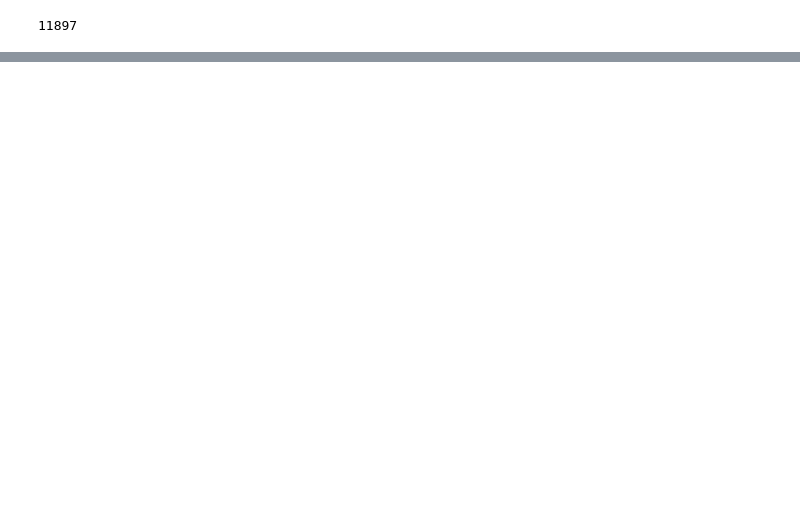
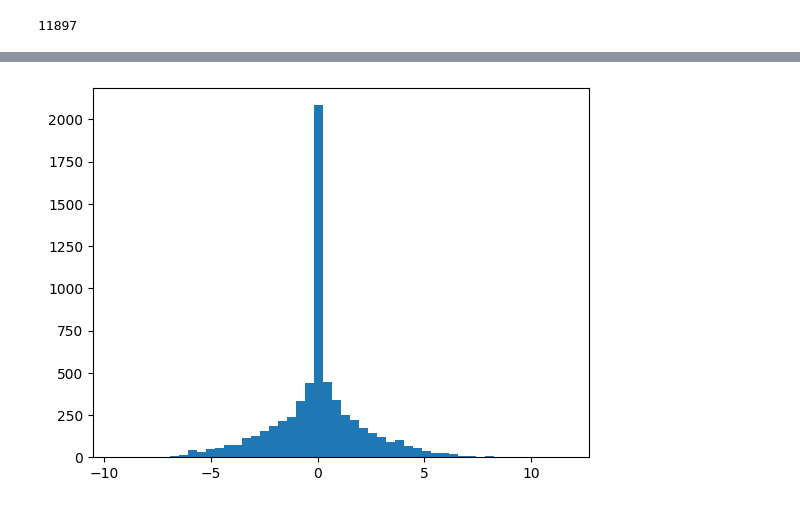
Before and after one commit to Twishha-Soni/MakeMore, a Jupyter notebook: MakeMore_3.ipynb, the cells around one changed output, grey strips where cells are left out. Cells and saved outputs as stored; diff of their text form; code cells hidden in the pictures; blank space fills up the shorter version.

```diff
--- a/MakeMore_3.ipynb
+++ b/MakeMore_3.ipynb
@@ -139,3 +156,7 @@ for i in range(max_steps):
+# %%
+plt.hist(hpreact.view(-1).tolist(), 50);
+# %% [output]
+[figure, added]
 # %%
 plt.plot(lossi)
 # %% [output]
```
Also changed, not shown: parts of 9 cells of this notebook.
